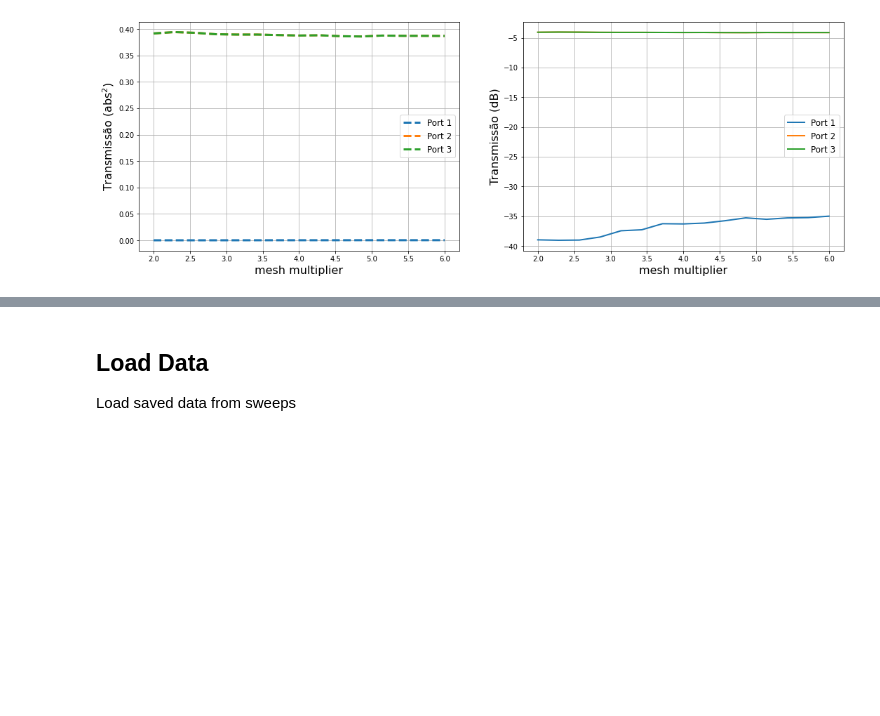
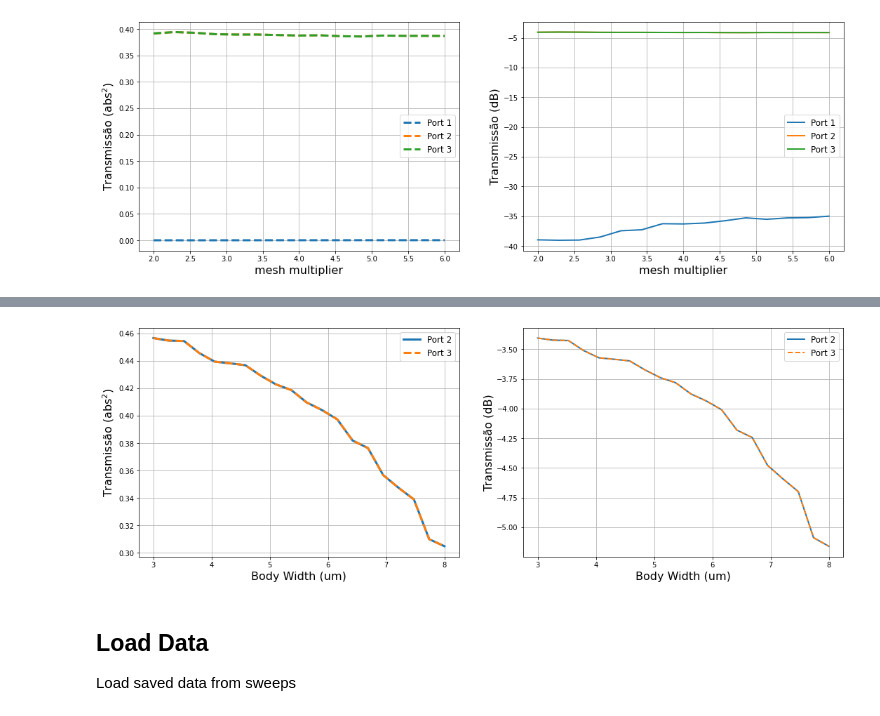
Before and after one commit to CaioRodrigues200/Photonics-training, a Jupyter notebook: Projects/MMI/Lumericalfiles/MMILumapi.ipynb, the cells around one changed output, grey strips where cells are left out. Drawn from its saved outputs; the diff is of its cells as text; code cells hidden in the pictures; blank space fills up the shorter version.

Commit message:
Update 4
Box sweep and fixes

```diff
--- a/Projects/MMI/Lumericalfiles/MMILumapi.ipynb
+++ b/Projects/MMI/Lumericalfiles/MMILumapi.ipynb
@@ -63,7 +63,7 @@ PYSpan_out = 3e-6 # Output Port Y Span
 # Tappers config---------------------------------
 SetToTappers = 1 # Set tappers as inputs/outputs
 TLen = 4e-6 # Tapper Length
-TWidth = 1e-6 # Tapper Width
+TWidth = 1.1e-6 # Tapper Width
 
 
 # Mesh config------------------------------------
@@ -223,16 +223,18 @@ if(MeshEnableOut == 1):
 # %% [markdown]
 ## Script Sweep parameters
 # %%
-SPar = [1,2,3]; # Ports to analyse S parameters (SX1)
+SPar = [1,2,3] # Ports to analyse S parameters (SX1)
+SParSz = len(SPar)
 
-TSRange = [0.8e-6,1.6e-6]; # Tapper sweep range
-TSPoints = 32; # Tapper sweep number of points
+TSRange = [0.8e-6,1.6e-6] # Tapper sweep range
+TSPoints = 32 # Tapper sweep number of points
 
-SMType = 1; # Mesh sweep type (0 -> override mesh, 1 -> multiplier mesh)
+SMType = 1 # Mesh sweep type (0 -> override mesh, 1 -> multiplier mesh)
 SMRange = [[0.1e-6 , 0.01e-6]  ,  [2 , 6]] # Mesh sweep range ([[Override range] , [Multiplier Range]])
-SMPoints = 15; # Mesh sweep number of points
+SMPoints = 15 # Mesh sweep number of points
 
-SParSz = len(SPar)
+BSRange = [2e-6 , 4e-6] # Box width sweep range
+BSPoints = 10 # Box width sweep number of points
 # %% [markdown]
 ## Interface Sweeps
 Load Sweeps from lumerical interface and extract here
@@ -287,7 +289,7 @@ for i in range(startIte-1 , TSPoints):
 
     mmi.switchtolayout()
     for j in range(OutP):
-        mmi.setnamed("Output Taper " +str(j+1),
+        mmi.setnamed("MMI OutPort " +str(j+1),
         "width_l",TRangeMatrix[i])
 
     mmi.run()
@@ -418,3 +525,26 @@ Progress: 15/15
+# %%
+figure1, swp = plt.subplots(1, 2, figsize=(18,6))
+
+for i in range(1,SParSz):
+    labelstr = 'Port '+str(i+1)
+    if(i%2==0):
+        swp[0].plot(1e6*BSMatrix, np.transpose(pMatrix[:,i]), '--', label=labelstr, linewidth=3)
+        swp[1].plot(1e6*BSMatrix, np.transpose(kMatrix[:,i]), '--', label=labelstr, linewidth=2)
+    else:
+        swp[0].plot(1e6*BSMatrix, np.transpose(pMatrix[:,i]), '-',label=labelstr, linewidth=3)
+        swp[1].plot(1e6*BSMatrix, np.transpose(kMatrix[:,i]), '-', label=labelstr, linewidth=2)
+
+swp[0].legend(fontsize=12)
+swp[0].set_xlabel('Body Width (um)',fontsize=16)
+swp[0].set_ylabel(r'Transmissão (abs$^{2}$)',fontsize=16)
+swp[0].grid(True)
+
+swp[1].legend(fontsize=12)
+swp[1].set_xlabel('Body Width (um)',fontsize=16)
+swp[1].set_ylabel('Transmissão (dB)',fontsize=16)
+swp[1].grid(True)
+# %% [output]
+[figure, added]
 # %% [markdown]
 ## Load Data
 Load saved data from sweeps
```
Also changed, not shown: parts of 2 cells of this notebook, 25 other files.
